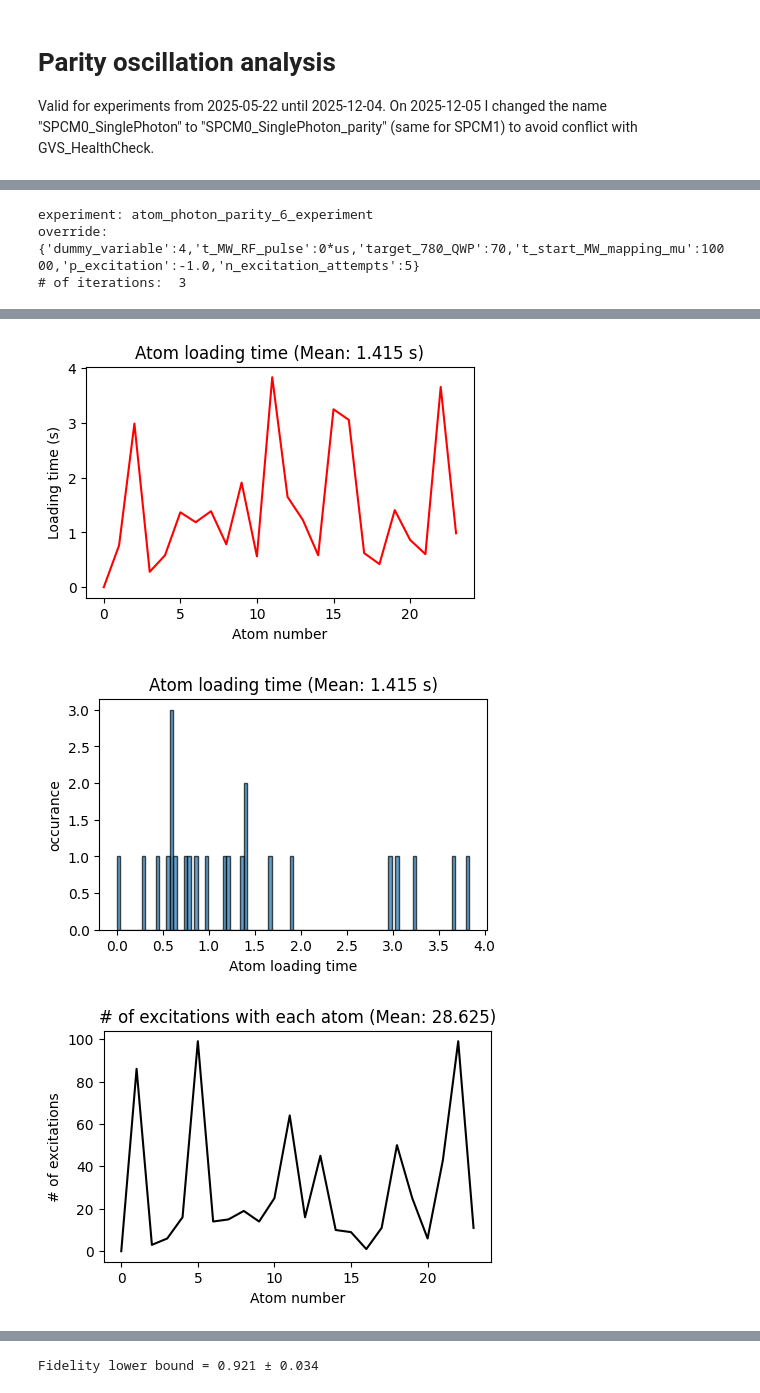
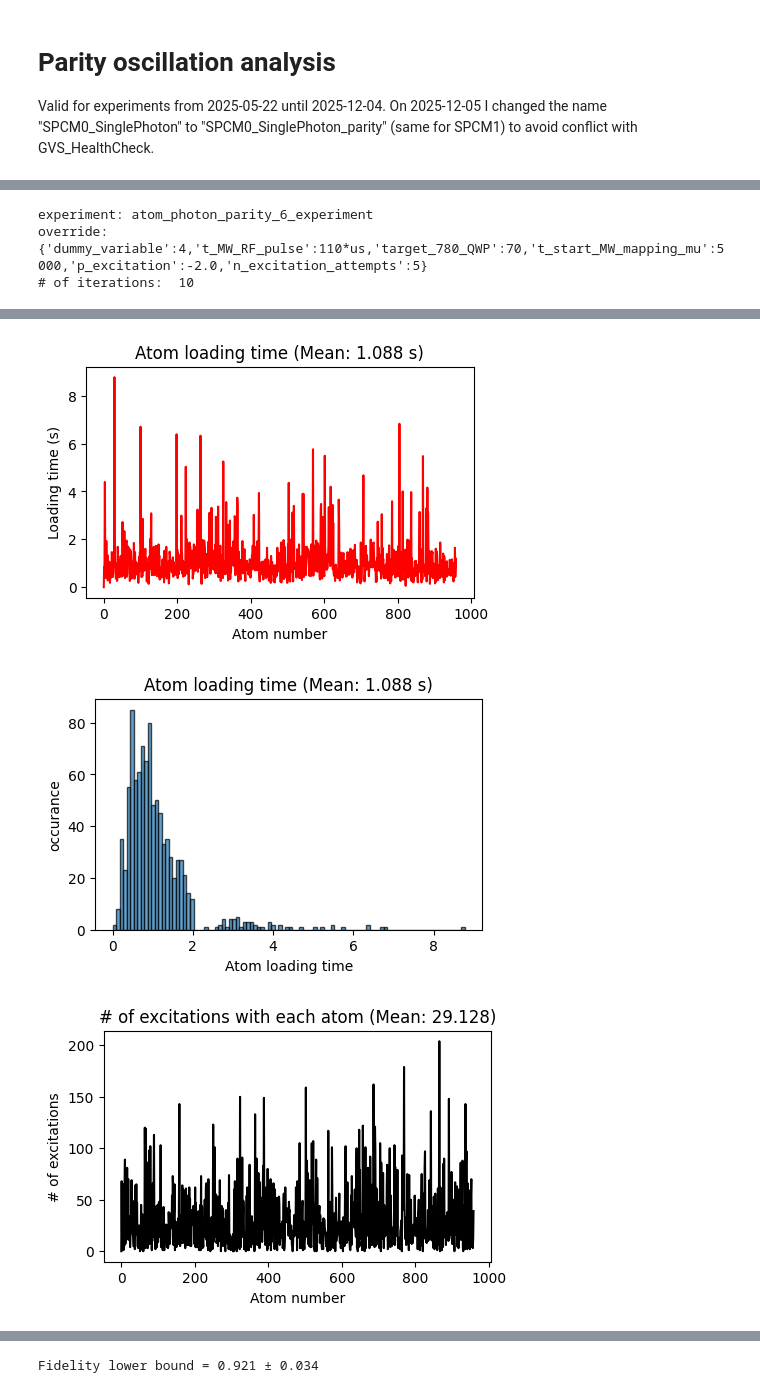
Before and after one commit to QuantumQuadrate/qn_artiq_routines, a Jupyter notebook: Analysis/Tomography analysis/Parity_Oscillation_analysis_2025.ipynb, the cells around one changed output, grey strips where cells are left out. Saved outputs shown, nothing was run; the diff lists cells and outputs as text; code cells hidden in the pictures.

```diff
--- a/Analysis/Tomography analysis/Parity_Oscillation_analysis_2025.ipynb
+++ b/Analysis/Tomography analysis/Parity_Oscillation_analysis_2025.ipynb
@@ -6,7 +6,7 @@ On 2025-12-05 I changed the name "SPCM0_SinglePhoton" to "SPCM0_SinglePhoton_par
 ## Combine files generated with GVS_HealthCheck_CatchError
 If you run the experiment using GVS_HealthCheck_CatchError, it may generate multiple h5 files. This section, combines the files to be used for the analysis below.
 # %%
-date_filters = ["2025-12-08"]
+date_filters = ["2025-12-12"]
 
 from matplotlib import pyplot as plt
 import matplotlib as mpl
@@ -346,7 +336,7 @@ found 6 distinct logical scans (by parent_rid)
 ## Analyze a single h5 file
 Whether you use GVS or GVS with health check and combine the files into a single h5 file, you will use this part to analyze the results.
 # %%
-date_filters = ["2025-12-08"]
+date_filters = ["2025-12-12"]
 
 from matplotlib import pyplot as plt
 import matplotlib as mpl
@@ -415,7 +400,7 @@ file 33 (C:\Networking Experiment\artiq codes\artiq-master\results\2025-12-08\11
 # %%
 ### the file(s) to analyze:
 file_indices = {
-    33:'',
+    8:'',
     # 40:'',
     # 42:'',
 }
@@ -1305,7 +1290,7 @@ Cx (amplitude) = +0.8847 ± 0.0351   | f=4.232 rad/deg,  offset=+0.0174
 # Parity oscillation analysis
 Valid for experiments from 2025-05-22 until 2025-12-04. On 2025-12-05 I changed the name "SPCM0_SinglePhoton" to "SPCM0_SinglePhoton_parity" (same for SPCM1) to avoid conflict with GVS_HealthCheck.
 # %%
-date_filters = ["2025-12-05"]
+date_filters = ["2025-10-17"]
 
 from matplotlib import pyplot as plt
 import matplotlib as mpl
@@ -1375,7 +1360,7 @@ file 27 (C:\Networking Experiment\artiq codes\artiq-master\results\2025-12-05\15
 # %%
 ### the file(s) to analyze:
 file_indices = {
-    26:'',
+    2:'',
     # 40:'',
     # 42:'',
 }
@@ -1670,5 +1655,5 @@ plt.show()
 # plt.show()
 # %% [output]
 experiment: atom_photon_parity_6_experiment
-override: {'dummy_variable':4,'t_MW_RF_pulse':0*us,'target_780_QWP':70,'t_start_MW_mapping_mu':10000,'p_excitation':-1.0,'n_excitation_attempts':5}
-# of iterations:  3
+override: {'dummy_variable':4,'t_MW_RF_pulse':110*us,'target_780_QWP':70,'t_start_MW_mapping_mu':5000,'p_excitation':-2.0,'n_excitation_attempts':5}
+# of iterations:  10
@@ -1677,6 +1662,6 @@ override: {'dummy_variable':4,'t_MW_RF_pulse':0*us,'target_780_QWP':70,'t_start_
-[figure, old version]
+[figure, new version]
-[figure, old version]
+[figure, new version]
-[figure, old version]
+[figure, new version]
 # %%
 """
 Joint probabilities P(SPCM, mF).
```
Also changed, not shown: parts of 7 cells of this notebook, 10 other files.
